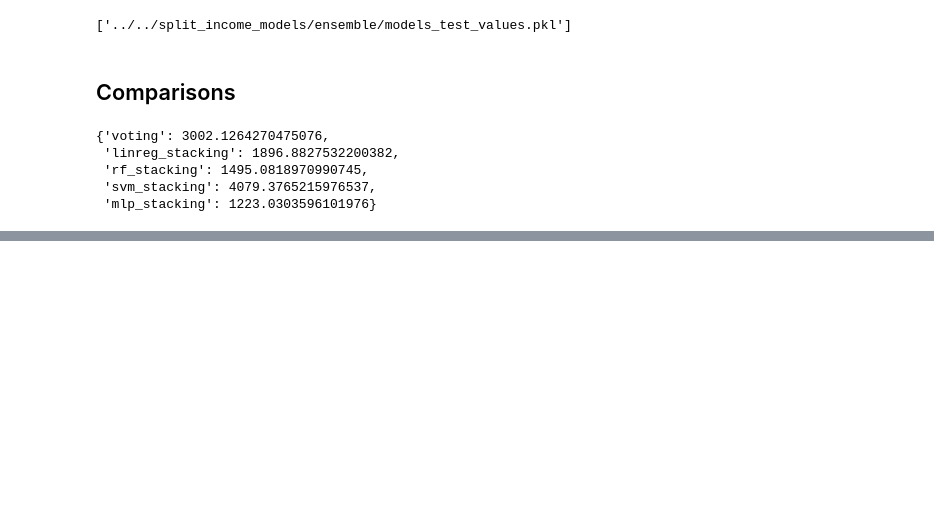
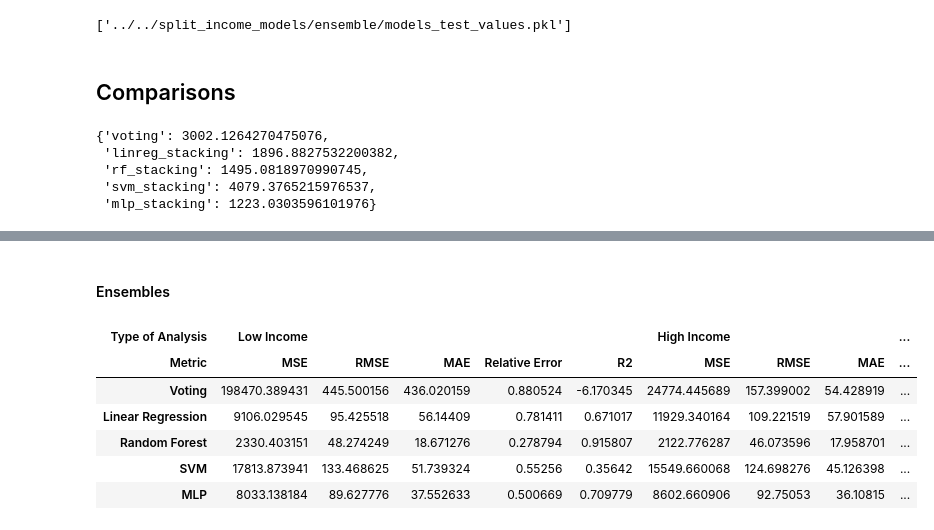
Before and after one commit to R0sle/health_economics_honours, a Jupyter notebook: code/income_models/ensemble_byinc.ipynb, the cells around one changed output, grey strips where cells are left out. Drawn from its saved outputs; the diff is of its cells as text; code cells hidden in the pictures; blank space fills up the shorter version.

```diff
--- a/code/income_models/ensemble_byinc.ipynb
+++ b/code/income_models/ensemble_byinc.ipynb
@@ -689,0 +1021,19 @@ for metric in metrics:
+# %%
+test_predictions_highinc = []
+
+for idx, model in enumerate(base_estimators_highinc):
+        if idx < 10:
+            test_subset = test_data_x.copy()
+            test_subset.columns = test_subset.columns.str.replace(r'[\"\[\]\{\}\\:,]', '', regex=True)
+            test_subset = test_subset[lgbm_col_needed_highinc[idx]]
+
+        else:
+            test_relevant = test_data_x[rf_col_needed_highinc[idx - 10]]
+            test_subset = test_relevant.copy()
+            test_subset['setting'] = test_subset['setting'].map(countries_dict)
+
+        test_predictions_highinc.append(model.predict(test_subset))
+
+stacked_test_predictions_highinc = np.column_stack(test_predictions_highinc)
+# %% [markdown]
+#### Ensembles
@@ -689,0 +1142,10 @@ for metric in metrics:
+# %%
+test_stats_sensitivity
+# %% [output]
+| Type of Analysis | Low Income |  |  |  |  | High Income |  |  | ... |
+| Metric | MSE | RMSE | MAE | Relative Error | R2 | MSE | RMSE | MAE | ... |
+| Voting | 198470.389431 | 445.500156 | 436.020159 | 0.880524 | -6.170345 | 24774.445689 | 157.399002 | 54.428919 | ... |
+| Linear Regression | 9106.029545 | 95.425518 | 56.14409 | 0.781411 | 0.671017 | 11929.340164 | 109.221519 | 57.901589 | ... |
+| Random Forest | 2330.403151 | 48.274249 | 18.671276 | 0.278794 | 0.915807 | 2122.776287 | 46.073596 | 17.958701 | ... |
+| SVM | 17813.873941 | 133.468625 | 51.739324 | 0.55256 | 0.35642 | 15549.660068 | 124.698276 | 45.126398 | ... |
+| MLP | 8033.138184 | 89.627776 | 37.552633 | 0.500669 | 0.709779 | 8602.660906 | 92.75053 | 36.10815 | ... |
```
Also changed, not shown: parts of 50 cells of this notebook, 14 other files.
